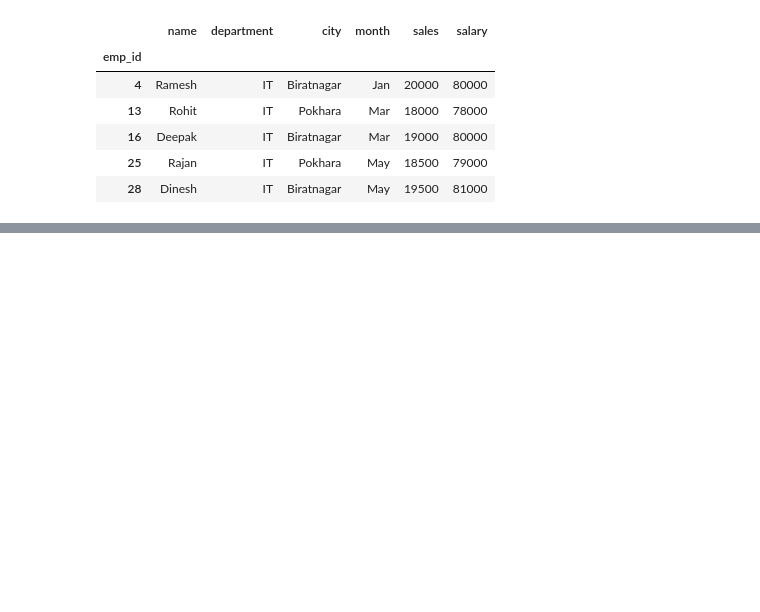
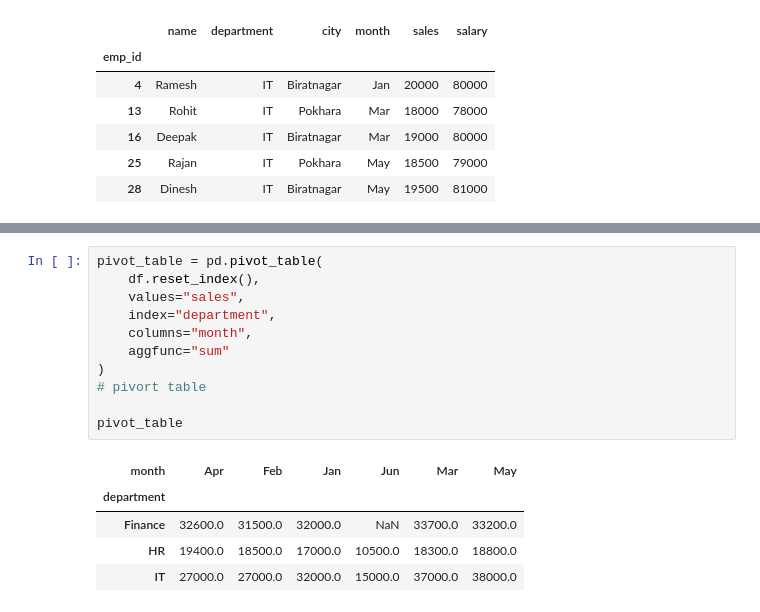
Before and after one commit to SanjogWiz01/Data-Visualization, a Jupyter notebook: Pandas Dataframe/Dataframe_Operation.ipynb, the cells around one changed output, grey strips where cells are left out. Drawn from its saved outputs; the diff is of its cells as text; blank space fills up the shorter version.

```diff
--- a/Pandas Dataframe/Dataframe_Operation.ipynb
+++ b/Pandas Dataframe/Dataframe_Operation.ipynb
@@ -177,0 +231,17 @@ df[(df["department"] == "IT") & (df["sales"] > 15000)]
+# %%
+pivot_table = pd.pivot_table(
+    df.reset_index(),
+    values="sales",
+    index="department",
+    columns="month",
+    aggfunc="sum"
+)
+# pivort table
+
+pivot_table
+# %% [output]
+| month | Apr | Feb | Jan | Jun | Mar | May |
+| department |  |  |  |  |  |  |
+| Finance | 32600.0 | 31500.0 | 32000.0 | NaN | 33700.0 | 33200.0 |
+| HR | 19400.0 | 18500.0 | 17000.0 | 10500.0 | 18300.0 | 18800.0 |
+| IT | 27000.0 | 27000.0 | 32000.0 | 15000.0 | 37000.0 | 38000.0 |
```
Also changed, not shown: parts of 3 cells of this notebook.
